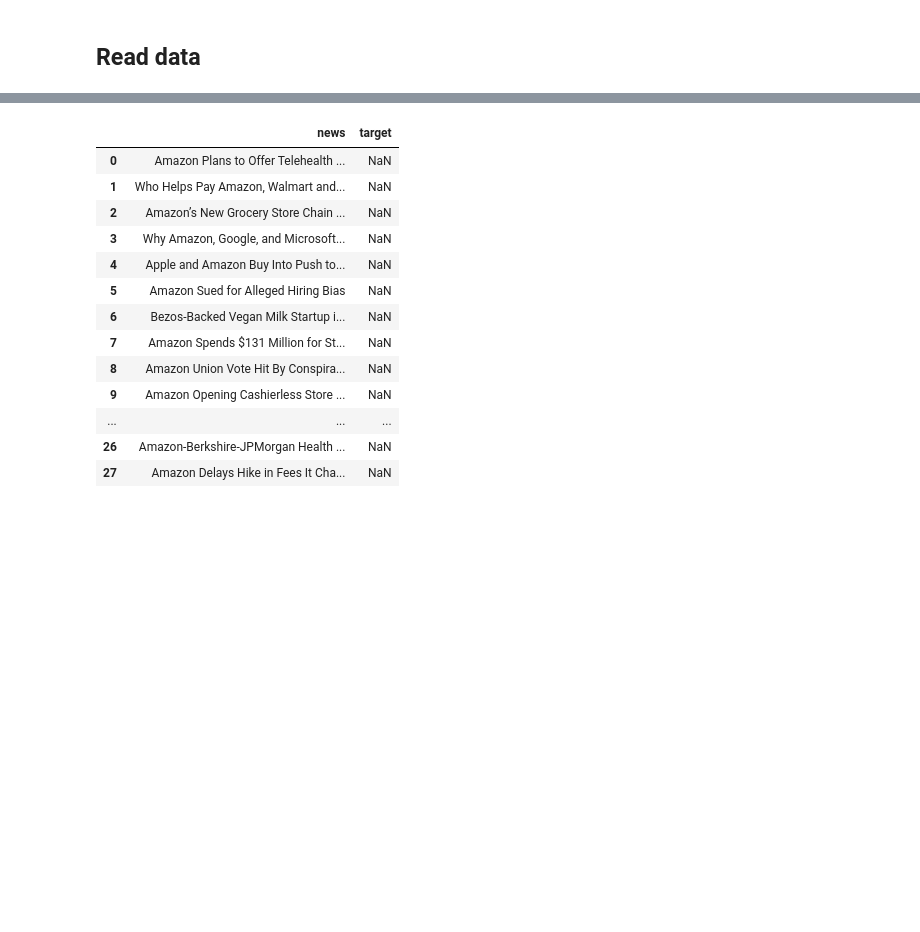
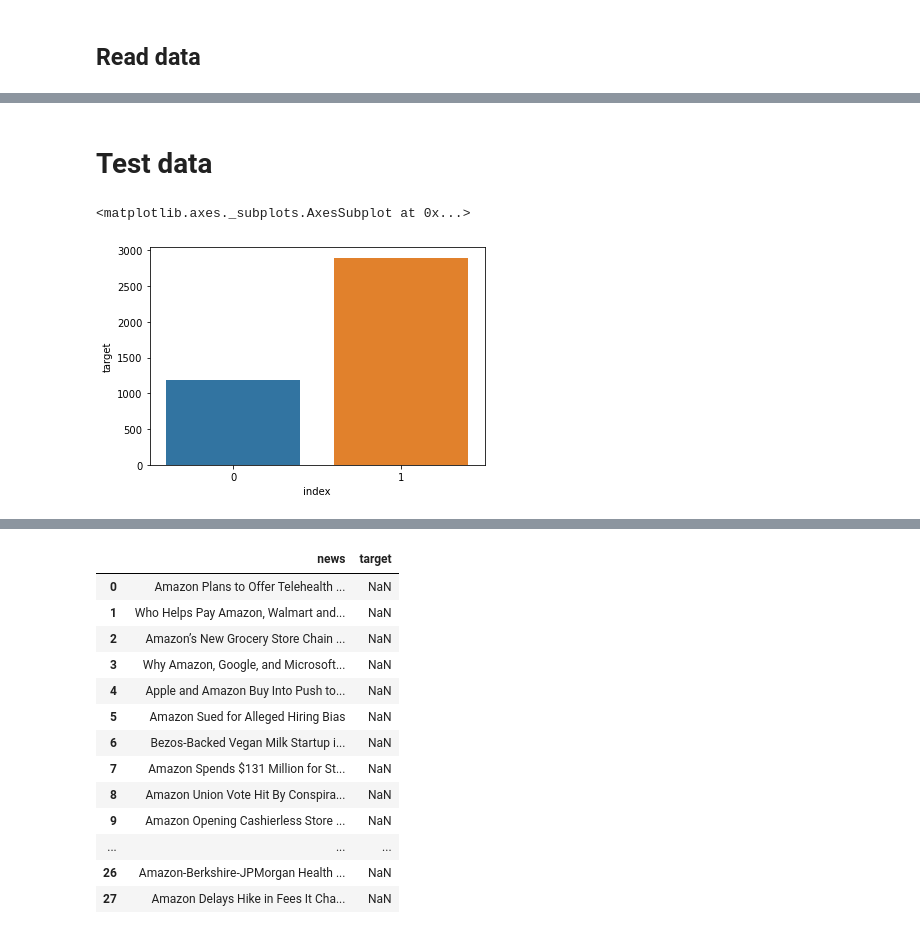
Before and after one commit to Stalker7101/Sentiment_ML, a Jupyter notebook: Sentiment_ML.ipynb, the cells around one changed output, grey strips where cells are left out. Cells and saved outputs as stored; diff of their text form; code cells hidden in the pictures; blank space fills up the shorter version.

```diff
--- a/Sentiment_ML.ipynb
+++ b/Sentiment_ML.ipynb
@@ -226,0 +288,9 @@ df.head()
+# %%
+df_train, df_test = train_test_split(
+    df,
+    test_size = 0.2,
+    random_state = 0
+)
+
+SentimentML = SentimentML_RandForest()
+SentimentML.train(df_train)
@@ -226,0 +303,14 @@ df.head()
+# %% [markdown]
+# Test data
+# %%
+y_test = df_test['target']
+y_pred = SentimentML.predict(df_test)
+y_pred_proba = SentimentML.predict_proba(df_test)
+# %%
+# real test data
+
+real_class_counts_test = y_test.value_counts().to_frame().reset_index()
+sns.barplot(y = real_class_counts_test['target'], x = real_class_counts_test['index'])
+# %% [output]
+<matplotlib.axes._subplots.AxesSubplot at 0x...>
+[figure, added]
```
Also changed, not shown: parts of 24 cells of this notebook, 7 other files.
